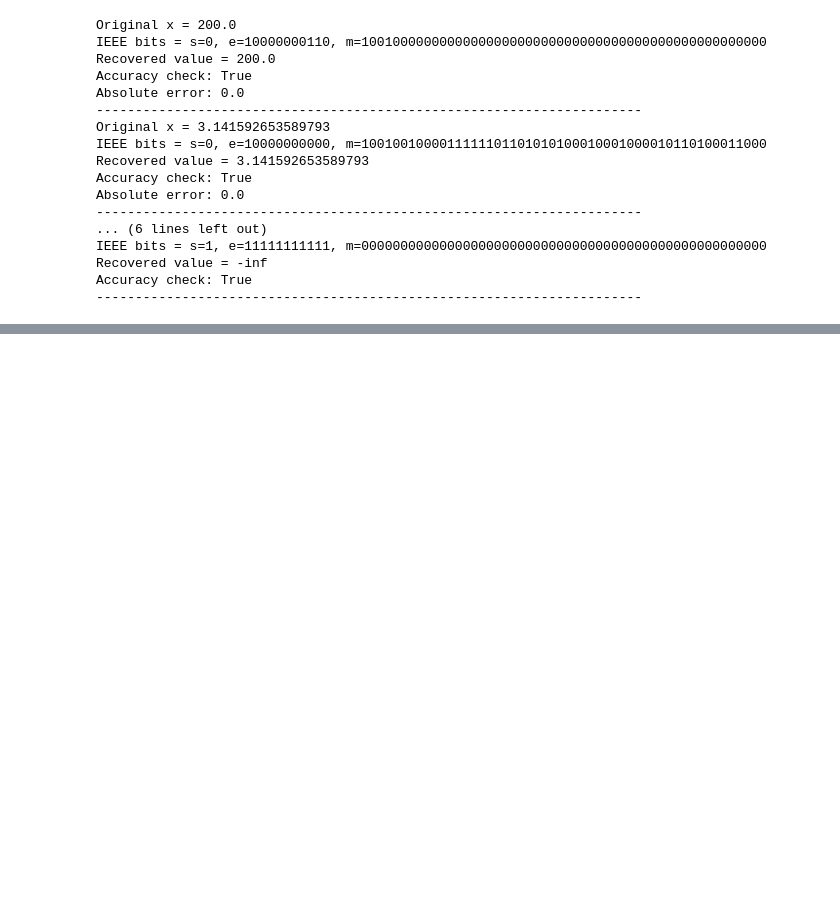
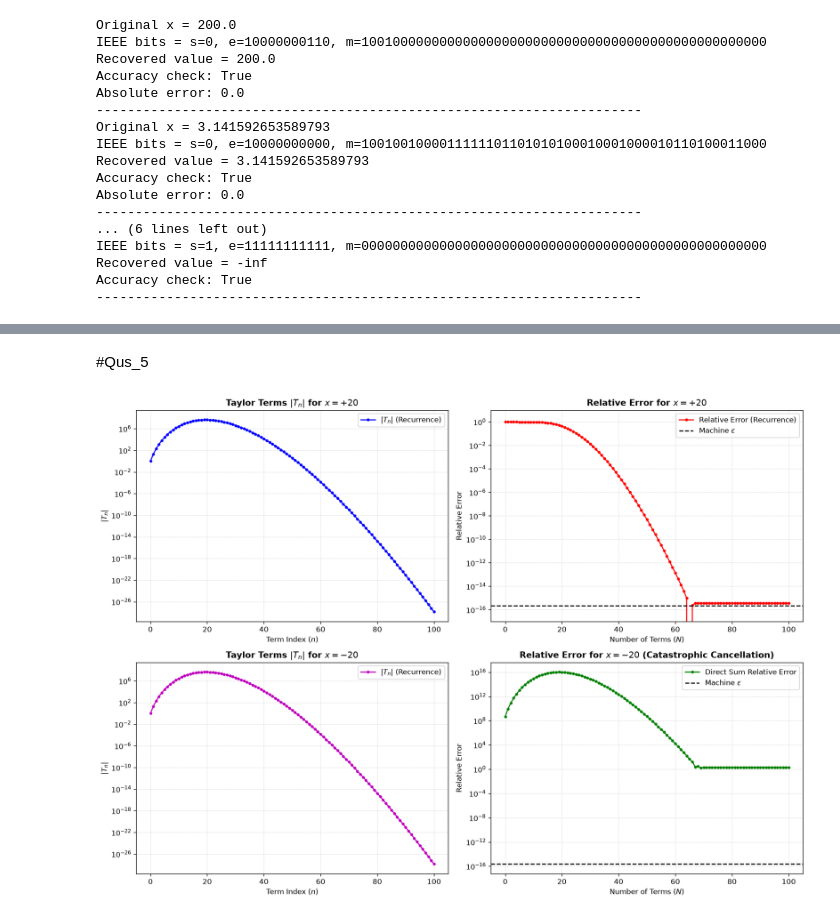
Before and after one commit to srivastava-ashutosh-physics/ashutosh_srivastava_numerical_methods_2026, a Jupyter notebook: Ashutosh_Srivastava_HW2_solution.ipynb, the cells around one changed output, grey strips where cells are left out. Cells and saved outputs as stored; diff of their text form; code cells hidden in the pictures; blank space fills up the shorter version.

```diff
--- a/Ashutosh_Srivastava_HW2_solution.ipynb
+++ b/Ashutosh_Srivastava_HW2_solution.ipynb
@@ -249,0 +540,2 @@ Accuracy check: True
+# %% [markdown]
+#Qus_5
@@ -249,0 +592,75 @@ Accuracy check: True
+# %%
+# qus5 (part2 & part3)
+N = 100
+n_range = np.arange(N + 1)
+
+# --- Positive Case: x = +20 ---
+x_pos = 20.0
+true_exp_pos = math.exp(x_pos)
+
+sums_fac_pos, terms_fac_pos = exp_taylor_fac(x_pos, N)
+sums_rec_pos, terms_rec_pos = exp_taylor_rec(x_pos, N)
+
+rel_err_fac_pos = np.abs(sums_fac_pos - true_exp_pos) / true_exp_pos
+rel_err_rec_pos = np.abs(sums_rec_pos - true_exp_pos) / true_exp_pos
+
+# --- Negative Case: x = -20 ---
+x_neg = -20.0
+true_exp_neg = math.exp(x_neg)
+
+sums_fac_neg, terms_fac_neg = exp_taylor_fac(x_neg, N)
+sums_rec_neg, terms_rec_neg = exp_taylor_rec(x_neg, N)
+
+rel_err_fac_neg = np.abs(sums_fac_neg - true_exp_neg) / true_exp_neg
+rel_err_rec_neg = np.abs(sums_rec_neg - true_exp_neg) / true_exp_neg
+
+# --- Visualizing Terms and Convergence Errors ---
+fig, axes = plt.subplots(2, 2, figsize=(14, 10), dpi=120)
+
+# (1) Terms for x = 20
+axes[0, 0].semilogy(n_range, np.abs(terms_rec_pos), 'b.-', label=r'$|T_n|$ (Recurrence)')
+axes[0, 0].set_title(r'Taylor Terms $|T_n|$ for $x = +20$', fontweight='bold')
+axes[0, 0].set_xlabel('Term Index ($n$)')
+axes[0, 0].set_ylabel(r'$|T_n|$')
+axes[0, 0].grid(True, ls=':', alpha=0.6)
+axes[0, 0].legend()
+
+# (2) Relative Error for x = 20
+axes[0, 1].semilogy(n_range, rel_err_rec_pos, 'r.-', label='Relative Error (Recurrence)')
+axes[0, 1].axhline(np.finfo(float).eps, color='k', linestyle='--', label=r'Machine $\epsilon$')
+axes[0, 1].set_title(r'Relative Error for $x = +20$', fontweight='bold')
+axes[0, 1].set_xlabel('Number of Terms ($N$)')
+axes[0, 1].set_ylabel('Relative Error')
+axes[0, 1].set_ylim(1e-17, 10)
+axes[0, 1].grid(True, ls=':', alpha=0.6)
+axes[0, 1].legend()
+
+# (3) Terms for x = -20
+axes[1, 0].semilogy(n_range, np.abs(terms_rec_neg), 'm.-', label=r'$|T_n|$ (Recurrence)')
+axes[1, 0].set_title(r'Taylor Terms $|T_n|$ for $x = -20$', fontweight='bold')
+axes[1, 0].set_xlabel('Term Index ($n$)')
+axes[1, 0].set_ylabel(r'$|T_n|$')
+axes[1, 0].grid(True, ls=':', alpha=0.6)
+axes[1, 0].legend()
+
+# (4) Relative Error for x = -20 (Severe Instability)
+axes[1, 1].semilogy(n_range, rel_err_rec_neg, 'g.-', label='Direct Sum Relative Error')
+axes[1, 1].axhline(np.finfo(float).eps, color='k', linestyle='--', label=r'Machine $\epsilon$')
+axes[1, 1].set_title(r'Relative Error for $x = -20$ (Catastrophic Cancellation)', fontweight='bold')
+axes[1, 1].set_xlabel('Number of Terms ($N$)')
+axes[1, 1].set_ylabel('Relative Error')
+axes[1, 1].grid(True, ls=':', alpha=0.6)
+axes[1, 1].legend()
+
+plt.tight_layout()
+plt.show()
+
+print(f"True e^(+20)                 : {true_exp_pos:.16e}")
+print(f"Recurrence e^(+20) (N=100)   : {sums_rec_pos[-1]:.16e}")
+print(f"Final Relative Error (x=+20) : {rel_err_rec_pos[-1]:.2e}\n")
+
+print(f"True e^(-20)                 : {true_exp_neg:.16e}")
+print(f"Recurrence e^(-20) (N=100)   : {sums_rec_neg[-1]:.16e}")
+print(f"Final Relative Error (x=-20) : {rel_err_rec_neg[-1]:.2e}")
+# %% [output]
+[figure, added]
```
Also changed, not shown: parts of 32 cells of this notebook, 1 other file.
